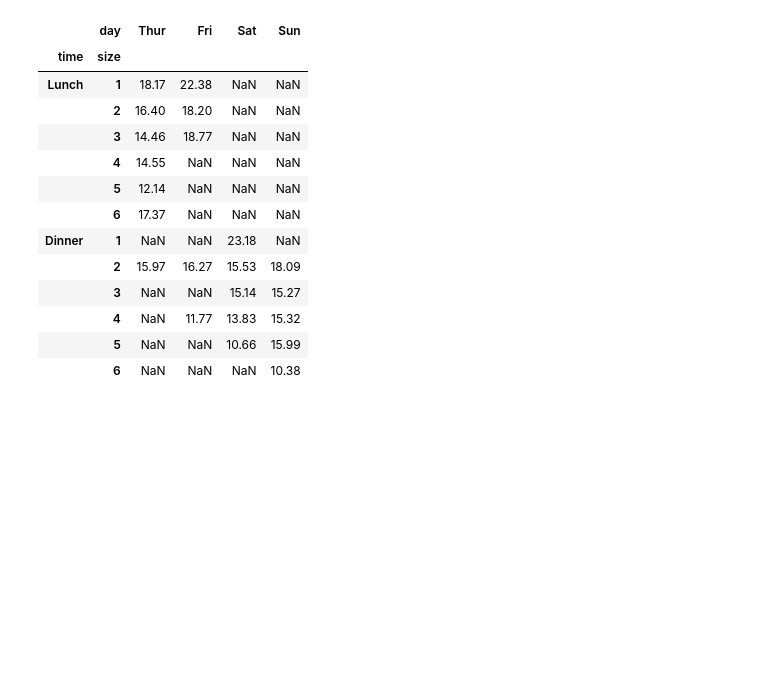
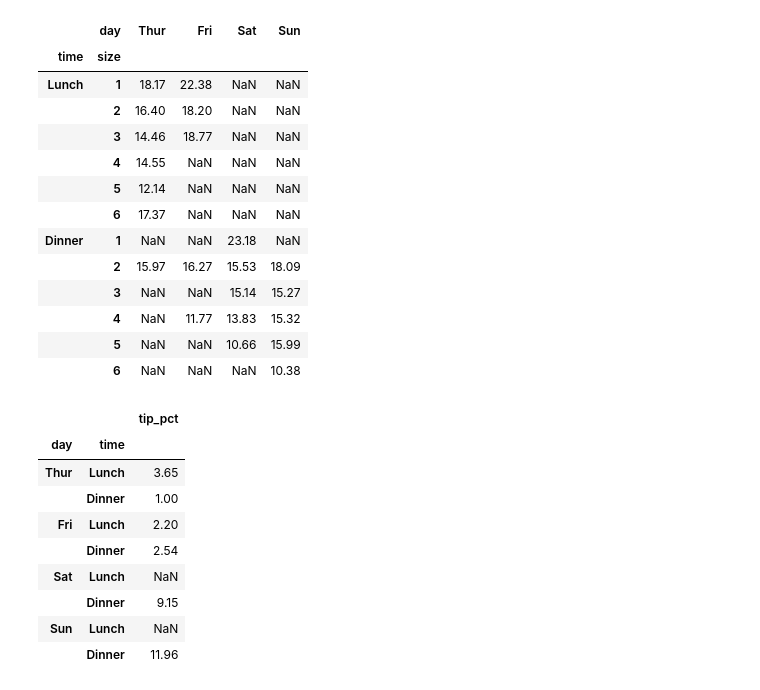
Before and after one commit to rubinkim/machine_learning_07_2022, a Jupyter notebook: 02_pandas/08_그룹분석.ipynb, the cells around one changed output. Drawn from its saved outputs; the diff is of its cells as text; code cells hidden in the pictures; blank space fills up the shorter version.

```diff
--- a/02_pandas/08_그룹분석.ipynb
+++ b/02_pandas/08_그룹분석.ipynb
@@ -668,3 +668,17 @@ tips.pivot_table(index=['time','size'], columns='day', values='tip_pct', aggfunc
 |  | 4 | NaN | 11.77 | 13.83 | 15.32 |
 |  | 5 | NaN | NaN | 10.66 | 15.99 |
 |  | 6 | NaN | NaN | NaN | 10.38 |
+# %%
+# 어떤 요인이 가장 크게 작용하는가?
+tips.groupby(by=['day','time'])[['tip_pct']].agg(lambda x : x.max()/x.min()).round(2)
+# %% [output]
+|  |  | tip_pct |
+| day | time |  |
+| Thur | Lunch | 3.65 |
+|  | Dinner | 1.00 |
+| Fri | Lunch | 2.20 |
+|  | Dinner | 2.54 |
+| Sat | Lunch | NaN |
+|  | Dinner | 9.15 |
+| Sun | Lunch | NaN |
+|  | Dinner | 11.96 |
```
Also changed, not shown: parts of 3 cells of this notebook.
